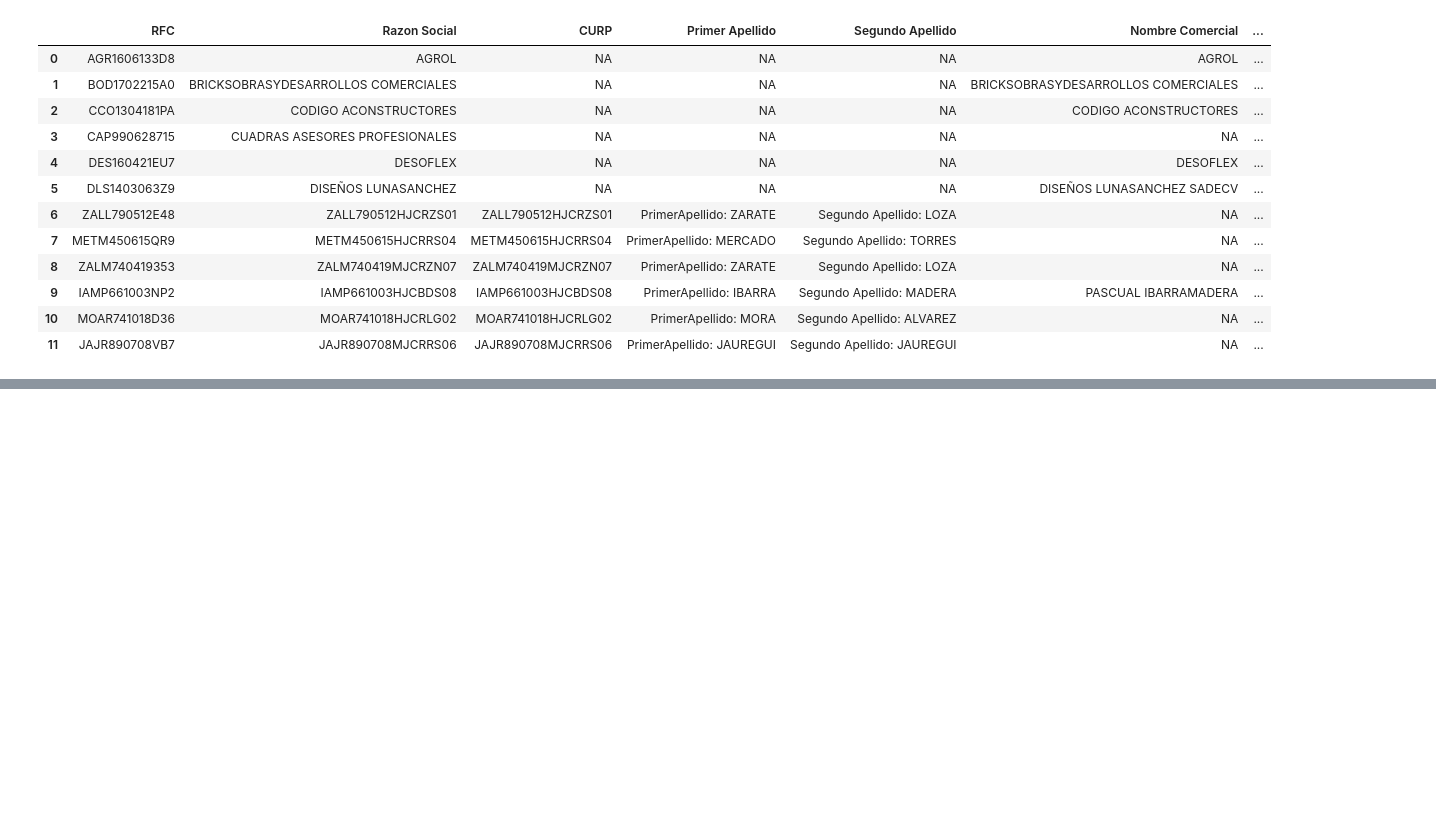
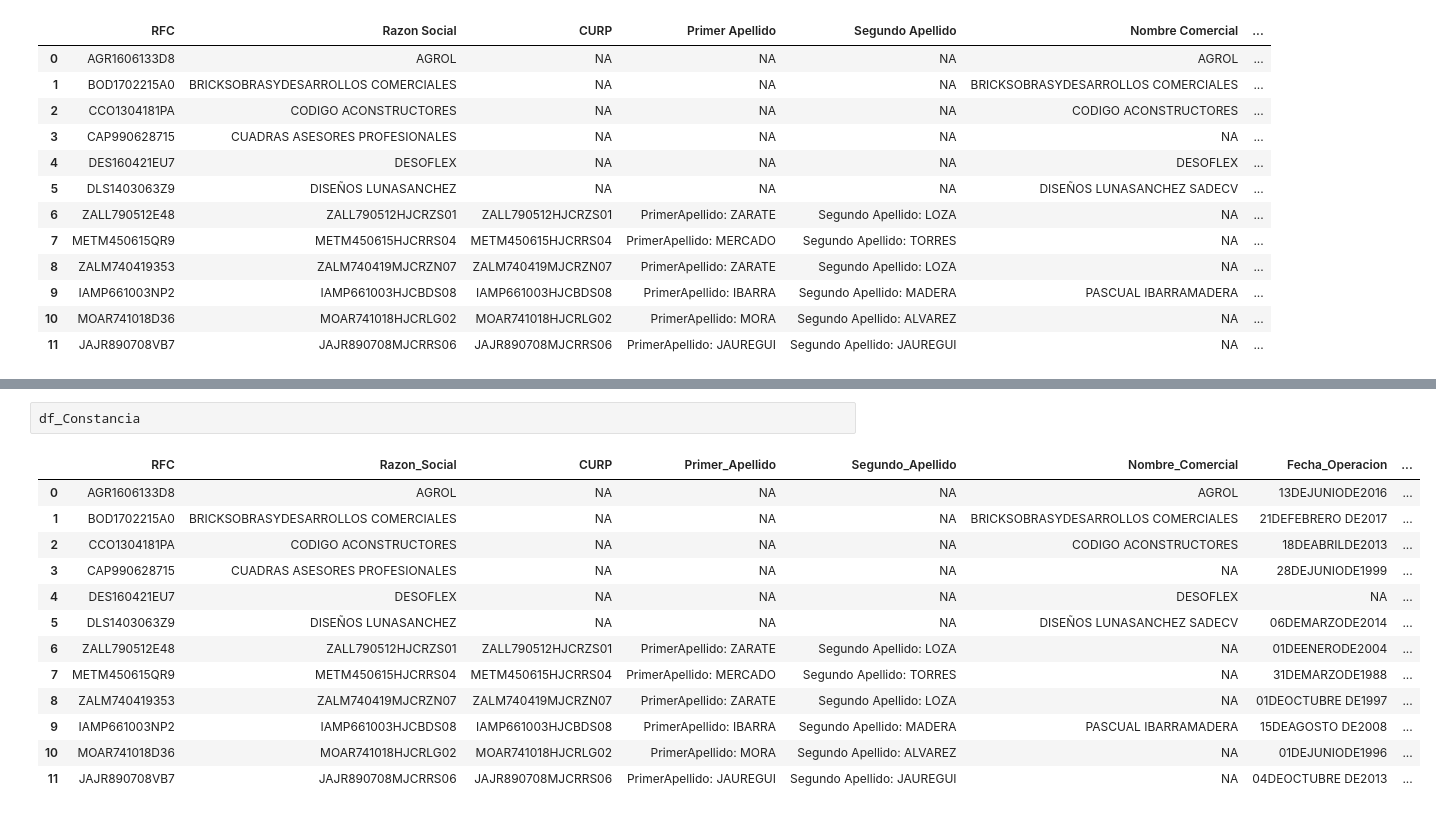
Before and after one commit to victor117-byte/Automatizacion-Cuadras, a Jupyter notebook: Script/nb01.ipynb, the cells around one changed output, grey strips where cells are left out. Saved outputs shown, nothing was run; the diff lists cells and outputs as text; blank space fills up the shorter version.

```diff
--- a/Script/nb01.ipynb
+++ b/Script/nb01.ipynb
@@ -439,0 +1005,16 @@ PDF:  10
+# %%
+df_Constancia
+# %% [output]
+|  | RFC | Razon_Social | CURP | Primer_Apellido | Segundo_Apellido | Nombre_Comercial | Fecha_Operacion | ... |
+| 0 | AGR1606133D8 | AGROL | NA | NA | NA | AGROL | 13DEJUNIODE2016 | ... |
+| 1 | BOD1702215A0 | BRICKSOBRASYDESARROLLOS COMERCIALES | NA | NA | NA | BRICKSOBRASYDESARROLLOS COMERCIALES | 21DEFEBRERO DE2017 | ... |
+| 2 | CCO1304181PA | CODIGO ACONSTRUCTORES | NA | NA | NA | CODIGO ACONSTRUCTORES | 18DEABRILDE2013 | ... |
+| 3 | CAP990628715 | CUADRAS ASESORES PROFESIONALES | NA | NA | NA | NA | 28DEJUNIODE1999 | ... |
+| 4 | DES160421EU7 | DESOFLEX | NA | NA | NA | DESOFLEX | NA | ... |
+| 5 | DLS1403063Z9 | DISEÑOS LUNASANCHEZ | NA | NA | NA | DISEÑOS LUNASANCHEZ SADECV | 06DEMARZODE2014 | ... |
+| 6 | ZALL790512E48 | ZALL790512HJCRZS01 | ZALL790512HJCRZS01 | PrimerApellido: ZARATE | Segundo Apellido: LOZA | NA | 01DEENERODE2004 | ... |
+| 7 | METM450615QR9 | METM450615HJCRRS04 | METM450615HJCRRS04 | PrimerApellido: MERCADO | Segundo Apellido: TORRES | NA | 31DEMARZODE1988 | ... |
+| 8 | ZALM740419353 | ZALM740419MJCRZN07 | ZALM740419MJCRZN07 | PrimerApellido: ZARATE | Segundo Apellido: LOZA | NA | 01DEOCTUBRE DE1997 | ... |
+| 9 | IAMP661003NP2 | IAMP661003HJCBDS08 | IAMP661003HJCBDS08 | PrimerApellido: IBARRA | Segundo Apellido: MADERA | PASCUAL IBARRAMADERA | 15DEAGOSTO DE2008 | ... |
+| 10 | MOAR741018D36 | MOAR741018HJCRLG02 | MOAR741018HJCRLG02 | PrimerApellido: MORA | Segundo Apellido: ALVAREZ | NA | 01DEJUNIODE1996 | ... |
+| 11 | JAJR890708VB7 | JAJR890708MJCRRS06 | JAJR890708MJCRRS06 | PrimerApellido: JAUREGUI | Segundo Apellido: JAUREGUI | NA | 04DEOCTUBRE DE2013 | ... |
```
Also changed, not shown: parts of 2 cells of this notebook, 3 other files.
